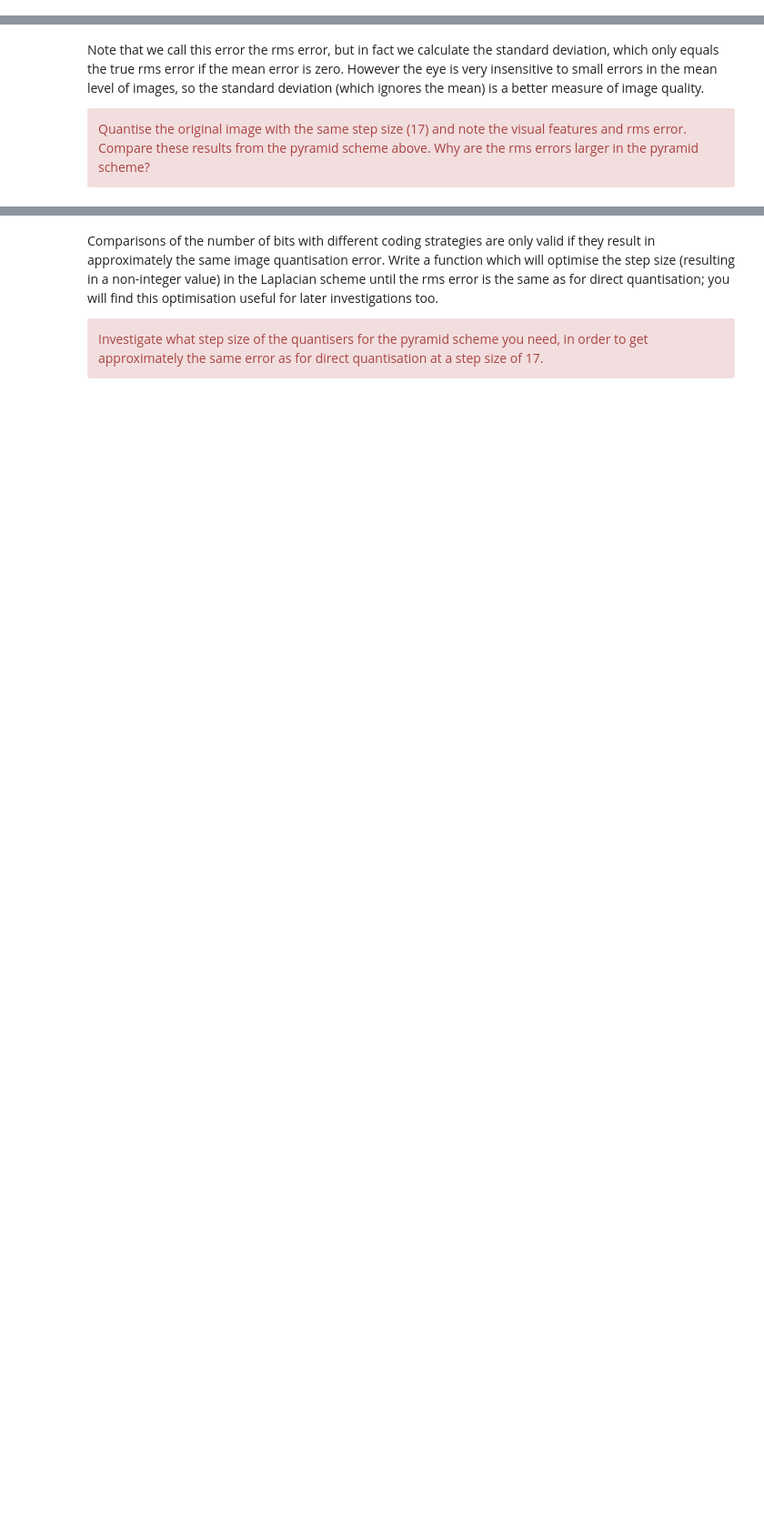
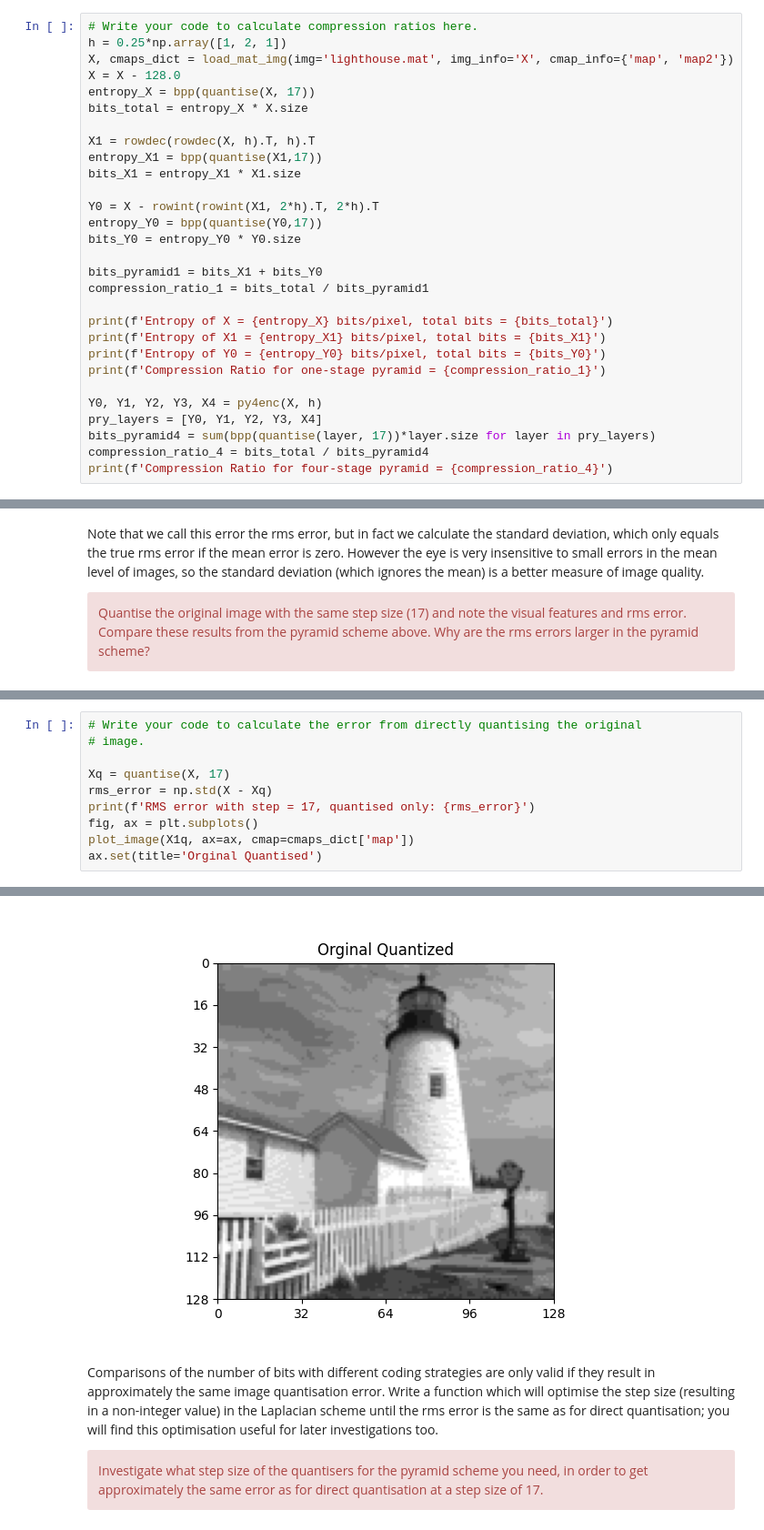
Before and after one commit to sigproc/cued_sf2_lab, a Jupyter notebook: 6-laplacian-pyramid.ipynb, the cells around one changed output, grey strips where cells are left out. Shown at 91% size. Drawn from its saved outputs; the diff is of its cells as text; blank space fills up the shorter version.

```diff
--- a/6-laplacian-pyramid.ipynb
+++ b/6-laplacian-pyramid.ipynb
@@ -249,0 +275,29 @@ Calculate the entropies of images `X` `X1` `Y0` and hence the total numbers of b
+# %%
+# Write your code to calculate compression ratios here.
+h = 0.25*np.array([1, 2, 1])
+X, cmaps_dict = load_mat_img(img='lighthouse.mat', img_info='X', cmap_info={'map', 'map2'})
+X = X - 128.0
+entropy_X = bpp(quantise(X, 17))
+bits_total = entropy_X * X.size
+
+X1 = rowdec(rowdec(X, h).T, h).T
+entropy_X1 = bpp(quantise(X1,17))
+bits_X1 = entropy_X1 * X1.size
+
+Y0 = X - rowint(rowint(X1, 2*h).T, 2*h).T
+entropy_Y0 = bpp(quantise(Y0,17))
+bits_Y0 = entropy_Y0 * Y0.size
+
+bits_pyramid1 = bits_X1 + bits_Y0
+compression_ratio_1 = bits_total / bits_pyramid1
+
+print(f'Entropy of X = {entropy_X} bits/pixel, total bits = {bits_total}')
+print(f'Entropy of X1 = {entropy_X1} bits/pixel, total bits = {bits_X1}')
+print(f'Entropy of Y0 = {entropy_Y0} bits/pixel, total bits = {bits_Y0}')
+print(f'Compression Ratio for one-stage pyramid = {compression_ratio_1}')
+
+Y0, Y1, Y2, Y3, X4 = py4enc(X, h)
+pry_layers = [Y0, Y1, Y2, Y3, X4]
+bits_pyramid4 = sum(bpp(quantise(layer, 17))*layer.size for layer in pry_layers)
+compression_ratio_4 = bits_total / bits_pyramid4
+print(f'Compression Ratio for four-stage pyramid = {compression_ratio_4}')
@@ -266,0 +515,11 @@ Quantise the original image with the same step size (17) and note the visual fea
+# %%
+# Write your code to calculate the error from directly quantising the original
+# image.
+
+Xq = quantise(X, 17)
+rms_error = np.std(X - Xq)
+print(f'RMS error with step = 17, quantised only: {rms_error}')
+fig, ax = plt.subplots()
+plot_image(X1q, ax=ax, cmap=cmaps_dict['map'])
+ax.set(title='Orginal Quantised')
+# %% [output]
@@ -267,3 +528,4 @@ Quantise the original image with the same step size (17) and note the visual fea
+[figure, added]
 # %% [markdown]
 Comparisons of the number of bits with different coding strategies are only valid if they result in approximately the same image quantisation error. Write a function which will optimise the step size (resulting in a non-integer value) in the Laplacian scheme until the rms error is the same as for direct quantisation; you will find this optimisation useful for later investigations too.
 <div class="alert alert-block alert-danger">
```
Also changed, not shown: parts of 25 cells of this notebook, 2 other files.
